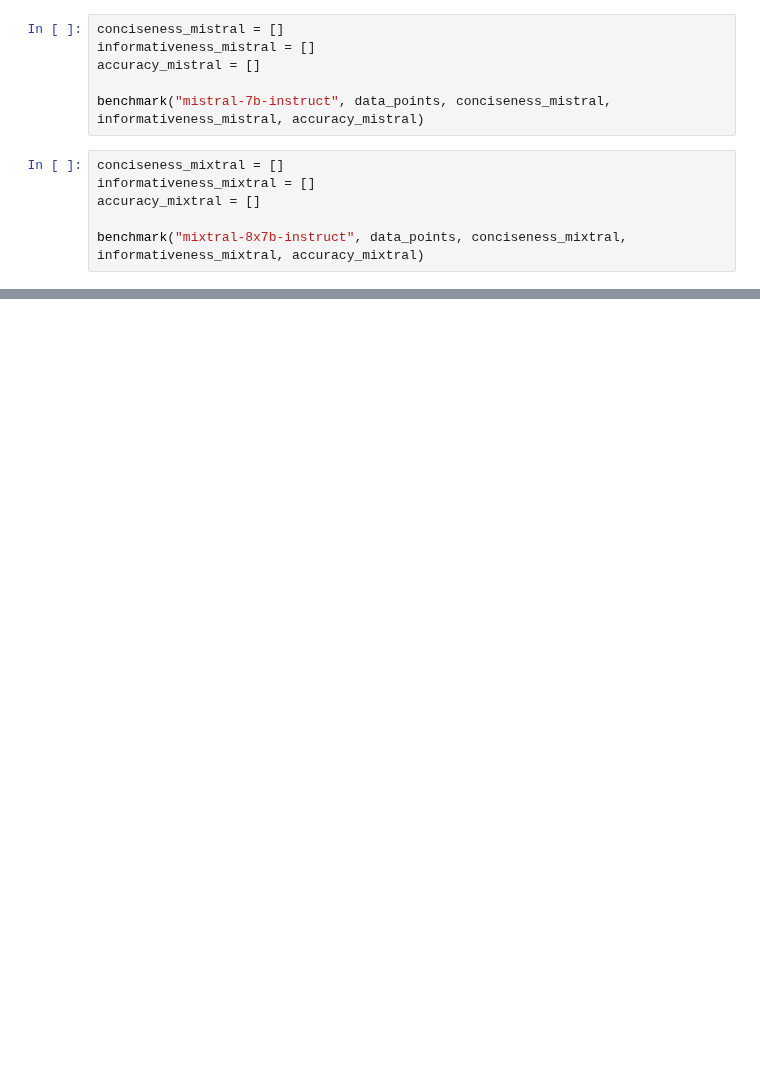
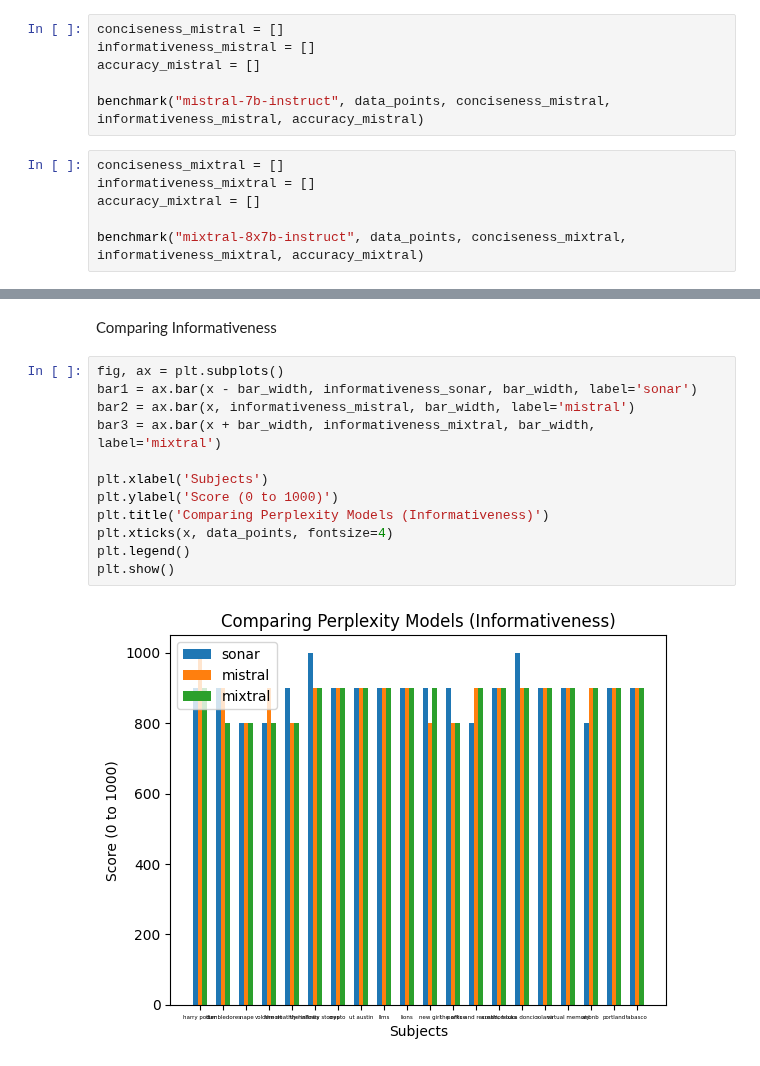
Before and after one commit to kingjulio8238/Memary, a Jupyter notebook: recursive_retrieval/benchmarking/get_results.ipynb, the cells around one changed output, grey strips where cells are left out. Saved outputs shown, nothing was run; the diff lists cells and outputs as text; blank space fills up the shorter version.

Commit message:
add: model statistics

```diff
--- a/recursive_retrieval/benchmarking/get_results.ipynb
+++ b/recursive_retrieval/benchmarking/get_results.ipynb
@@ -66,0 +75,16 @@ plt.show()
+# %% [markdown]
+Comparing Informativeness
+# %%
+fig, ax = plt.subplots()
+bar1 = ax.bar(x - bar_width, informativeness_sonar, bar_width, label='sonar')
+bar2 = ax.bar(x, informativeness_mistral, bar_width, label='mistral')
+bar3 = ax.bar(x + bar_width, informativeness_mixtral, bar_width, label='mixtral')
+
+plt.xlabel('Subjects')
+plt.ylabel('Score (0 to 1000)')
+plt.title('Comparing Perplexity Models (Informativeness)')
+plt.xticks(x, data_points, fontsize=4)
+plt.legend()
+plt.show()
+# %% [output]
+[figure, added]
```
Also changed, not shown: parts of 8 cells of this notebook, 2 other files.
